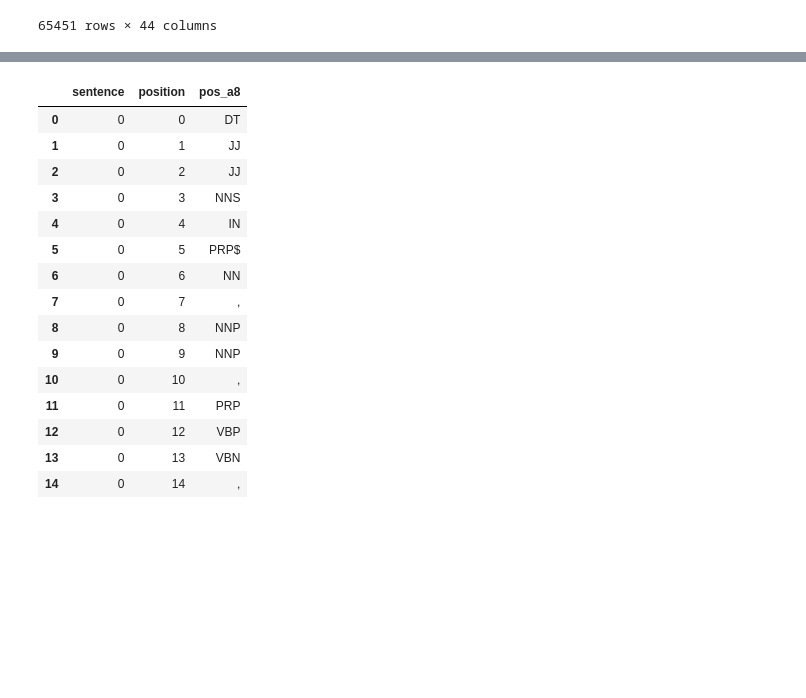
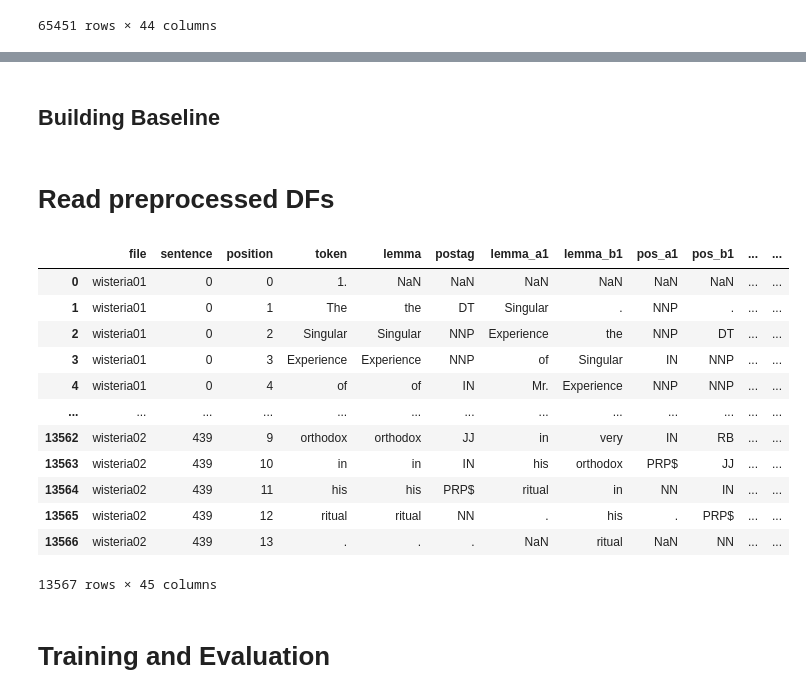
Before and after one commit to martinpucheuaviles/AppliedTextMining, a Jupyter notebook: crf_negation_cue_w9.ipynb, the cells around one changed output, grey strips where cells are left out. Cells and saved outputs as stored; diff of their text form; code cells hidden in the pictures; blank space fills up the shorter version.

```diff
--- a/crf_negation_cue_w9.ipynb
+++ b/crf_negation_cue_w9.ipynb
@@ -721,19 +350,2 @@ eval_df_1
-# %%
-eval_df_1[['sentence','position','pos_a8']].head(15)
-# %% [output]
-|  | sentence | position | pos_a8 |
-| 0 | 0 | 0 | DT |
-| 1 | 0 | 1 | JJ |
-| 2 | 0 | 2 | JJ |
-| 3 | 0 | 3 | NNS |
-| 4 | 0 | 4 | IN |
-| 5 | 0 | 5 | PRP$ |
-| 6 | 0 | 6 | NN |
-| 7 | 0 | 7 | , |
-| 8 | 0 | 8 | NNP |
-| 9 | 0 | 9 | NNP |
-| 10 | 0 | 10 | , |
-| 11 | 0 | 11 | PRP |
-| 12 | 0 | 12 | VBP |
-| 13 | 0 | 13 | VBN |
-| 14 | 0 | 14 | , |
+# %% [markdown]
+## Building Baseline
@@ -739,0 +377,23 @@ eval_df_1[['sentence','position','pos_a8']].head(15)
+# %% [markdown]
+# Read preprocessed DFs
+# %%
+train_df = pd.read_csv('corpus/train_df_preproc_w9.csv', sep='\t')
+test_df = pd.read_csv('corpus/test_df_preproc_w9.csv', sep='\t')
+
+test_df
+# %% [output]
+|  | file | sentence | position | token | lemma | postag | lemma_a1 | lemma_b1 | pos_a1 | pos_b1 | ... | ... |
+| 0 | wisteria01 | 0 | 0 | 1. | NaN | NaN | NaN | NaN | NaN | NaN | ... | ... |
+| 1 | wisteria01 | 0 | 1 | The | the | DT | Singular | . | NNP | . | ... | ... |
+| 2 | wisteria01 | 0 | 2 | Singular | Singular | NNP | Experience | the | NNP | DT | ... | ... |
+| 3 | wisteria01 | 0 | 3 | Experience | Experience | NNP | of | Singular | IN | NNP | ... | ... |
+| 4 | wisteria01 | 0 | 4 | of | of | IN | Mr. | Experience | NNP | NNP | ... | ... |
+| ... | ... | ... | ... | ... | ... | ... | ... | ... | ... | ... | ... | ... |
+| 13562 | wisteria02 | 439 | 9 | orthodox | orthodox | JJ | in | very | IN | RB | ... | ... |
+| 13563 | wisteria02 | 439 | 10 | in | in | IN | his | orthodox | PRP$ | JJ | ... | ... |
+| 13564 | wisteria02 | 439 | 11 | his | his | PRP$ | ritual | in | NN | IN | ... | ... |
+| 13565 | wisteria02 | 439 | 12 | ritual | ritual | NN | . | his | . | PRP$ | ... | ... |
+| 13566 | wisteria02 | 439 | 13 | . | . | . | NaN | ritual | NaN | NN | ... | ... |
+13567 rows × 45 columns
+# %% [markdown]
+# Training and Evaluation
```
Also changed, not shown: parts of 51 cells of this notebook, 1 other file.
